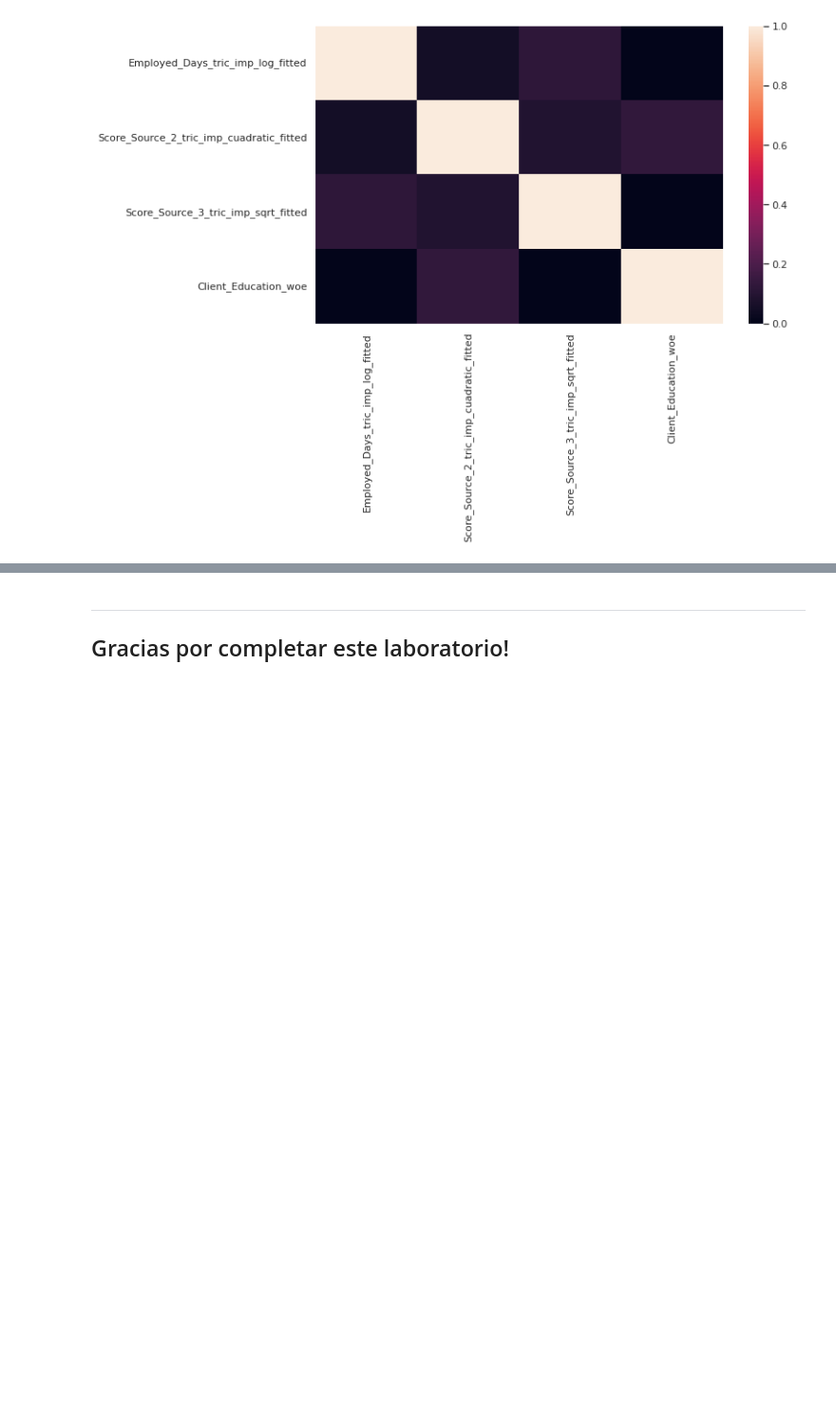
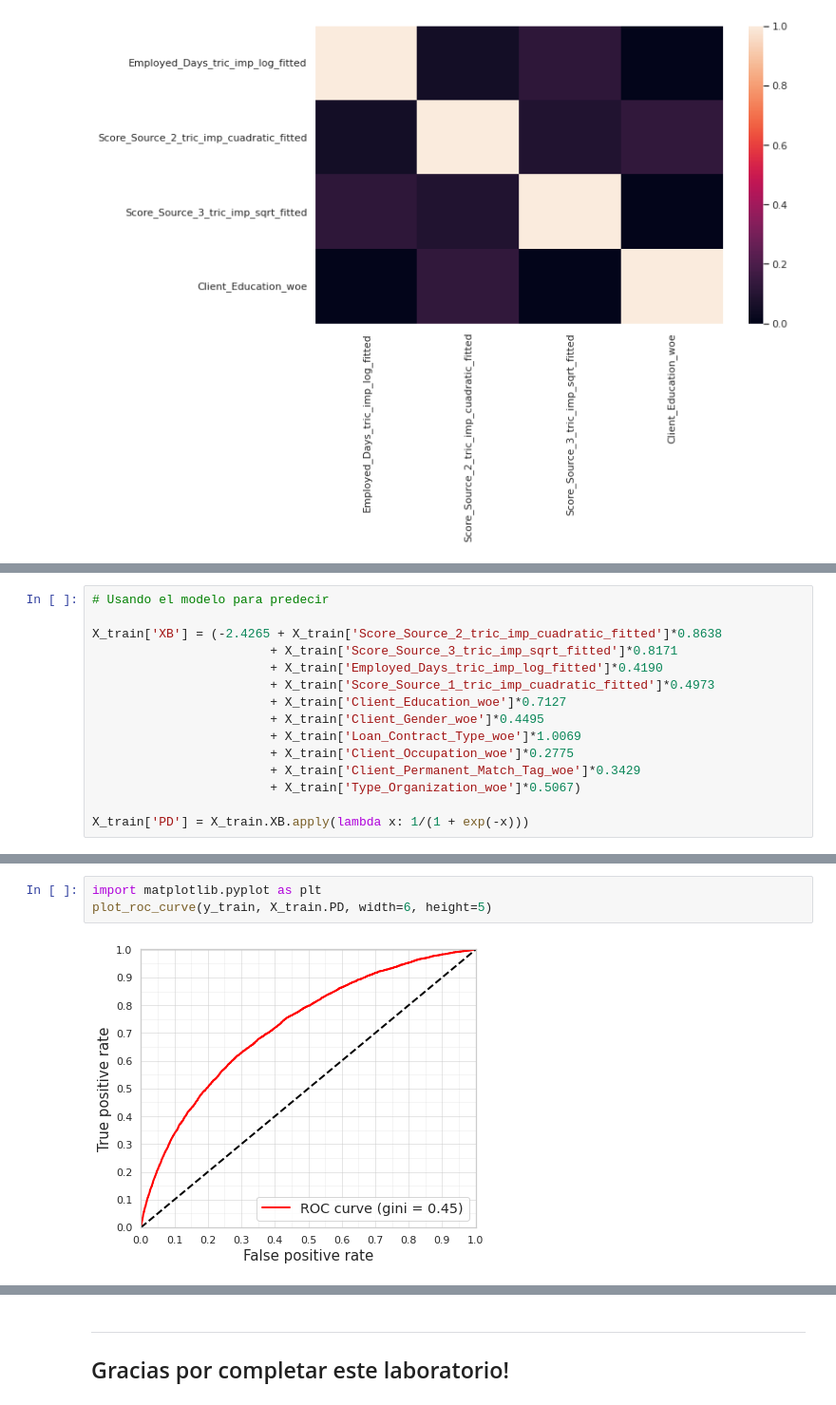
Before and after one commit to JCaballerot/Credit-Scoring, a Jupyter notebook: CreditScoring/Lab_Automobile_Loan_Default.ipynb, the cells around one changed output, grey strips where cells are left out. Shown at 95% size. Cells and saved outputs as stored; diff of their text form; blank space fills up the shorter version.

```diff
--- a/CreditScoring/Lab_Automobile_Loan_Default.ipynb
+++ b/CreditScoring/Lab_Automobile_Loan_Default.ipynb
@@ -1263,0 +1534,15 @@ sns.heatmap(X_train[best_model].corr(), vmin=0, vmax=1)
+# %%
+# Usando el modelo para predecir
+
+X_train['XB'] = (-2.4265 + X_train['Score_Source_2_tric_imp_cuadratic_fitted']*0.8638
+                        + X_train['Score_Source_3_tric_imp_sqrt_fitted']*0.8171
+                        + X_train['Employed_Days_tric_imp_log_fitted']*0.4190
+                        + X_train['Score_Source_1_tric_imp_cuadratic_fitted']*0.4973
+                        + X_train['Client_Education_woe']*0.7127
+                        + X_train['Client_Gender_woe']*0.4495
+                        + X_train['Loan_Contract_Type_woe']*1.0069
+                        + X_train['Client_Occupation_woe']*0.2775
+                        + X_train['Client_Permanent_Match_Tag_woe']*0.3429
+                        + X_train['Type_Organization_woe']*0.5067)
+
+X_train['PD'] = X_train.XB.apply(lambda x: 1/(1 + exp(-x)))
@@ -1263,0 +1612,5 @@ sns.heatmap(X_train[best_model].corr(), vmin=0, vmax=1)
+# %%
+import matplotlib.pyplot as plt
+plot_roc_curve(y_train, X_train.PD, width=6, height=5)
+# %% [output]
+[figure, added]
```
Also changed, not shown: parts of 47 cells of this notebook.
